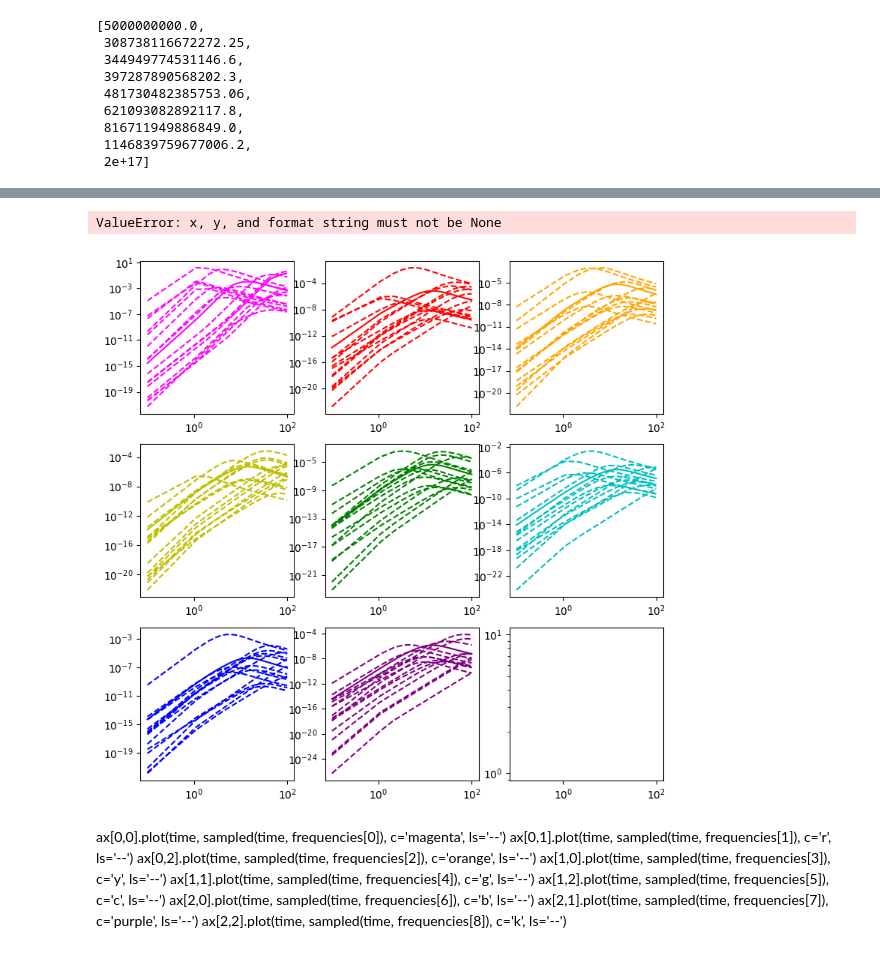
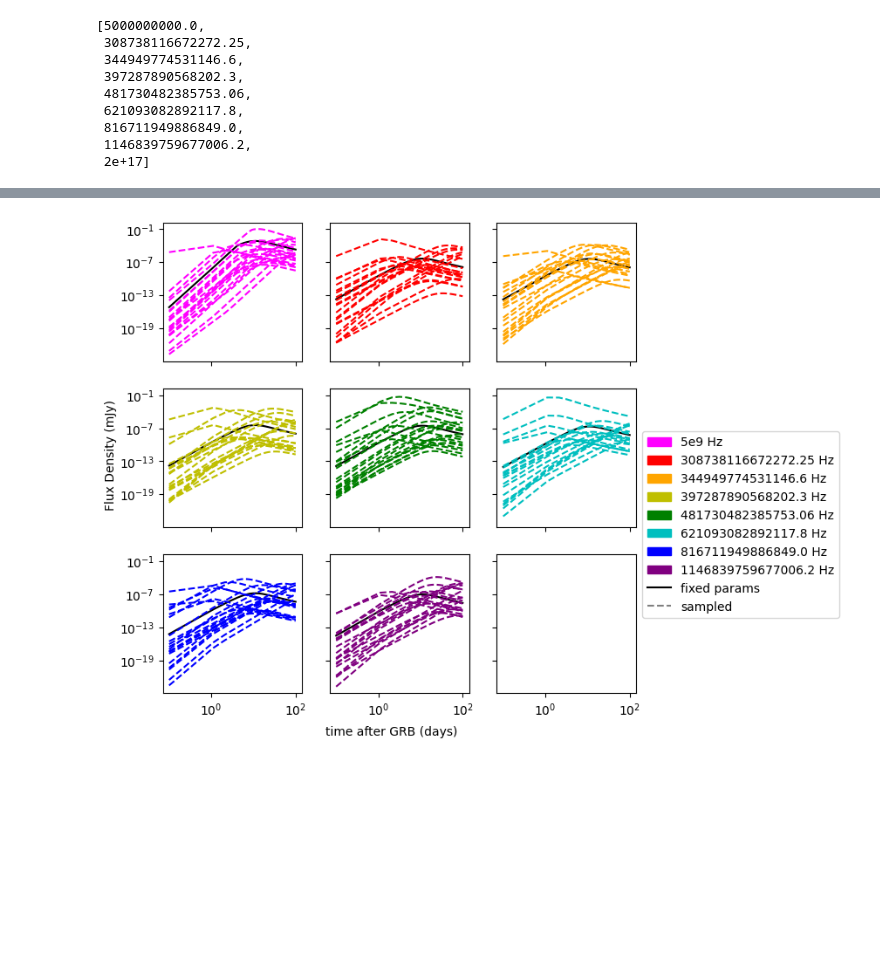
Before and after one commit to wfw23/MPhys_project, a Jupyter notebook: reduced_prior_plots.ipynb, the cells around one changed output, grey strips where cells are left out. Saved outputs shown, nothing was run; the diff lists cells and outputs as text; code cells hidden in the pictures; blank space fills up the shorter version.

Commit message:
grid plots single curves

```diff
--- a/reduced_prior_plots.ipynb
+++ b/reduced_prior_plots.ipynb
@@ -67,56 +110,49 @@ def sampled(time,frequency):
 # %%
 time= np.linspace(0.1,100,100)
 
-fig, ax = plt.subplots(nrows=3, ncols=3, figsize=(9,9))
+fig, ax = plt.subplots(nrows=3, ncols=3, figsize=(7,7),sharex=True, sharey=True)
 
-ax[0,0].loglog(time, afterglowoff(time, frequencies[0]), c='magenta')
-ax[0,1].loglog(time, afterglowoff(time, frequencies[1]), c='r')
-ax[0,2].loglog(time, afterglowoff(time, frequencies[2]), c='orange')
-ax[1,0].loglog(time, afterglowoff(time, frequencies[3]), c='y')
-ax[1,1].loglog(time, afterglowoff(time, frequencies[4]), c='g')
-ax[1,2].loglog(time, afterglowoff(time, frequencies[5]), c='c')
-ax[2,0].loglog(time, afterglowoff(time, frequencies[6]), c='b')
-ax[2,1].loglog(time, afterglowoff(time, frequencies[7]), c='purple')
-ax[2,2].loglog(time, afterglowoff(time, frequencies[8]), c='k')
+ax[0,0].loglog(time, afterglowoff(time, frequencies[0]), c='k')
+ax[0,1].loglog(time, afterglowoff(time, frequencies[1]), c='k')
+ax[0,2].loglog(time, afterglowoff(time, frequencies[2]), c='k')
+ax[1,0].loglog(time, afterglowoff(time, frequencies[3]), c='k')
+ax[1,1].loglog(time, afterglowoff(time, frequencies[4]), c='k')
+ax[1,2].loglog(time, afterglowoff(time, frequencies[5]), c='k')
+ax[2,0].loglog(time, afterglowoff(time, frequencies[6]), c='k')
+ax[2,1].loglog(time, afterglowoff(time, frequencies[7]), c='k')
+#ax[2,2].loglog(time, afterglowoff(time, frequencies[8]), c='k')
 
 for i in range(20):
-    ax[0,0].loglog(time, sampled(time, frequencies[0]), c='magenta', ls='--')
-    ax[0,1].loglog(time, sampled(time, frequencies[1]), c='r', ls='--')
-    ax[0,2].loglog(time, sampled(time, frequencies[2]), c='orange', ls='--')
-    ax[1,0].loglog(time, sampled(time, frequencies[3]), c='y', ls='--')
-    ax[1,1].loglog(time, sampled(time, frequencies[4]), c='g', ls='--')
-    ax[1,2].loglog(time, sampled(time, frequencies[5]), c='c', ls='--')
-    ax[2,0].loglog(time, sampled(time, frequencies[6]), c='b', ls='--')
-    ax[2,1].loglog(time, sampled(time, frequencies[7]), c='purple', ls='--')
+    ax[0,0].loglog(time, sampleoff(time, frequencies[0]), c='magenta', ls='--')
+    ax[0,1].loglog(time, sampleoff(time, frequencies[1]), c='r', ls='--')
+    ax[0,2].loglog(time, sampleoff(time, frequencies[2]), c='orange', ls='--')
+    ax[1,0].loglog(time, sampleoff(time, frequencies[3]), c='y', ls='--')
+    ax[1,1].loglog(time, sampleoff(time, frequencies[4]), c='g', ls='--')
+    ax[1,2].loglog(time, sampleoff(time, frequencies[5]), c='c', ls='--')
+    ax[2,0].loglog(time, sampleoff(time, frequencies[6]), c='b', ls='--')
+    ax[2,1].loglog(time, sampleoff(time, frequencies[7]), c='purple', ls='--')
     #ax[2,2].plot(time, sampled(time, frequencies[8]), c='k', ls='--')
 
 
 f1 = mpatches.Patch(color='magenta', label='5e9 Hz')
 f2 = mpatches.Patch(color='r', label='308738116672272.25 Hz')
 f3 = mpatches.Patch(color='orange', label='344949774531146.6 Hz')
 f4 = mpatches.Patch(color='y', label='397287890568202.3 Hz')
 f5 = mpatches.Patch(color='g', label='481730482385753.06 Hz')
 f6 = mpatches.Patch(color='c', label='621093082892117.8 Hz')
 f7 = mpatches.Patch(color='b', label='816711949886849.0 Hz')
 f8 = mpatches.Patch(color='purple', label='1146839759677006.2 Hz')
-f9 = mpatches.Patch(color='k', label='2e17 Hz')
-fix = Line2D([0],[0],color='grey', ls='solid', label='fixed params')
+#f9 = mpatches.Patch(color='k', label='2e17 Hz')
+fix = Line2D([0],[0],color='k', ls='solid', label='fixed params')
 samp = Line2D([0],[0],color='grey', ls='dashed',label='sampled')
-plt.legend(handles=[f1,f2,f3,f4,f5,f6,f7,f8,f9,fix,samp], loc='lower left', bbox_to_anchor=(1, 0.5))
+
+fig.text(0.5, 0.04, 'time after GRB (days)', ha='center')
+fig.text(0.03, 0.5, 'Flux Density (mJy)', va='center', rotation='vertical')
+
+plt.legend(handles=[f1,f2,f3,f4,f5,f6,f7,f8,fix,samp], loc='lower left', bbox_to_anchor=(1, 0.5))
 plt.show()
 # %% [output]
-ValueError: x, y, and format string must not be None
-[figure, old version]
+[figure, new version]
-# %% [markdown]
-ax[0,0].plot(time, sampled(time, frequencies[0]), c='magenta', ls='--')
-ax[0,1].plot(time, sampled(time, frequencies[1]), c='r', ls='--')
-ax[0,2].plot(time, sampled(time, frequencies[2]), c='orange', ls='--')
-ax[1,0].plot(time, sampled(time, frequencies[3]), c='y', ls='--')
-ax[1,1].plot(time, sampled(time, frequencies[4]), c='g', ls='--')
-ax[1,2].plot(time, sampled(time, frequencies[5]), c='c', ls='--')
-ax[2,0].plot(time, sampled(time, frequencies[6]), c='b', ls='--')
-ax[2,1].plot(time, sampled(time, frequencies[7]), c='purple', ls='--')
-ax[2,2].plot(time, sampled(time, frequencies[8]), c='k', ls='--')
 # %%
 time= np.linspace(0.1,100,100)
 
```
Also changed, not shown: parts of 6 cells of this notebook.
